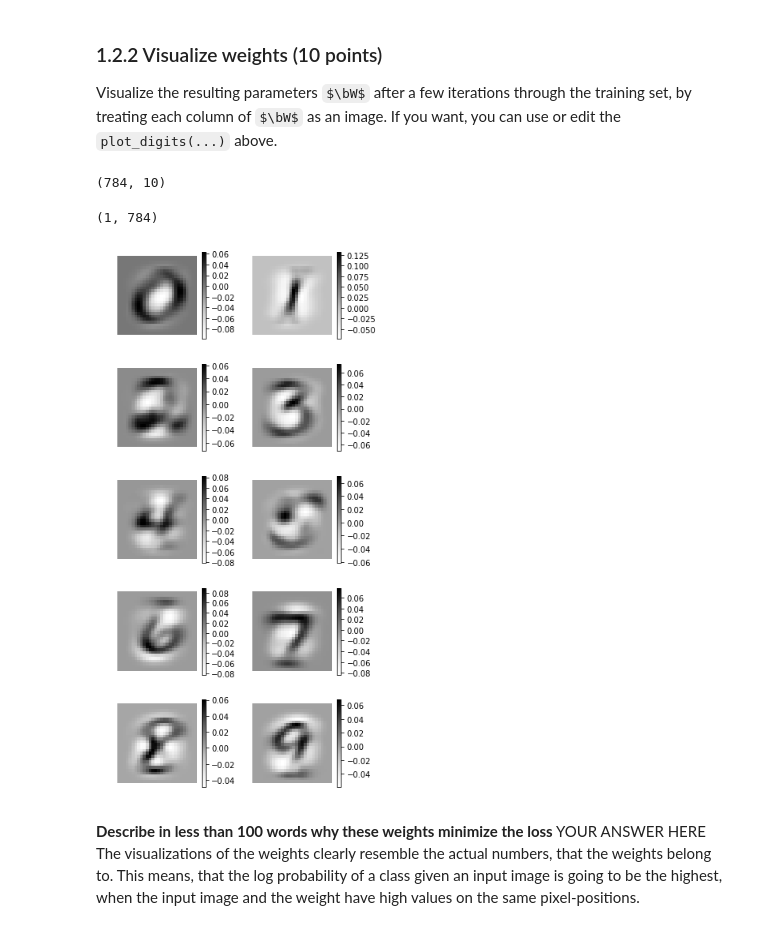
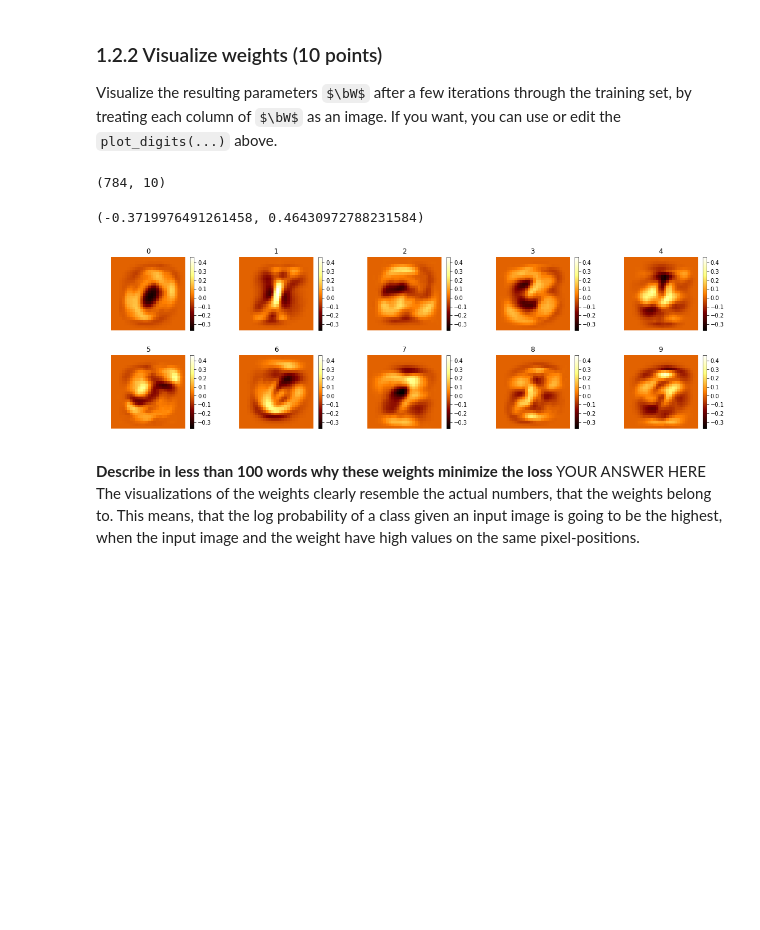
Before and after one commit to Curlykonda/machine-learning-1, a Jupyter notebook: lab2/lab2-wip.ipynb, the cells around one changed output. Cells and saved outputs as stored; diff of their text form; code cells hidden in the pictures; some formulas as TeX source; blank space fills up the shorter version.

```diff
--- a/lab2/lab2-wip.ipynb
+++ b/lab2/lab2-wip.ipynb
@@ -545,18 +552,20 @@ Instead of running SGD for a fixed number of steps, run it until convergence. Th
 
 Make sure your implementation (in particular, the output of the conditional log-probability of the training set and validation set) is independent of the size of the dataset. (2 points)
 # %%
-def criterion(a, b, eps=100):
+def stopping_criteria(a, b, eps=100):
+    print('abs(a-b):', abs(a-b))
     return abs(a-b) < eps
 # %%
-
 def test_sgd(x_train, t_train, x_valid, t_valid, w, b):
     # YOUR CODE HERE
     # TODO ask Thomas about the convergence criteria
     train_results = []
     valid_results = []
     count = 0
-    while len(train_results) == 0 or criterion(train_results[-1], logp_train, eps=100):
-        print(count); count+=1
+
+    # This is actually a do-while loop
+    while True:
+        print('Iteration count:', count); count+=1
         logp_train, w, b = sgd_iter(x_train, t_train, w, b)
         logp_valid = log_likelihood_of_dataset(x_valid, t_valid, w, b)
 
@@ -565,9 +574,14 @@ def test_sgd(x_train, t_train, x_valid, t_valid, w, b):
 
         print(logp_train)
         print(logp_valid)
-        plt.plot(train_results)
-        plt.plot(valid_results)
-        plt.show()
+
+
+        if len(valid_results) >= 2 and stopping_criteria(valid_results[-2], logp_valid, eps=80):
+            break
+
+    plt.plot(train_results)
+    plt.plot(valid_results)
+    plt.show()
 
     return w, b
 
@@ -609,15 +616,35 @@ Visualize the resulting parameters $\bW$ after a few iterations through the trai
 # %%
 print(w.shape)
 w[:, 0][np.newaxis].shape
+w.min(), w.max()
 # %% [output]
 (784, 10)
-(1, 784)
+(-0.3719976491261458, 0.46430972788231584)
+# %%
+def plot_digits_with_cmap(data, num_cols, targets=None, shape=(28,28), cmap='Greys'):
+    min_intensity = data.min()
+    max_intensity = data.max()
+
+    num_digits = data.shape[0]
+    num_rows = int(num_digits/num_cols)
+    for i in range(num_digits):
+        plt.subplot(num_rows, num_cols, i+1)
+        plt.imshow(data[i].reshape(shape), interpolation='none', vmin=min_intensity, vmax=max_intensity, cmap=cmap)
+        if targets is not None:
+            plt.title(int(targets[i]))
+        plt.colorbar()
+        plt.axis('off')
+    plt.tight_layout()
+    plt.show()
 # %%
 # YOUR CODE HERE
-plt.figure(figsize=(5,10))
-plot_digits(w.T, 2)
+plt.figure(figsize=(16,5))
+#plot_digits(w.T, 2)
+#plot_digits_with_cmap(w.T, 5, cmap='viridis')
+#plot_digits_with_cmap(w.T, 5, cmap='ocean')
+plot_digits_with_cmap(w.T, 5, np.arange(10), cmap='afmhot')
 # %% [output]
-[figure, old version]
+[figure, new version]
 # %% [markdown]
 **Describe in less than 100 words why these weights minimize the loss**
 YOUR ANSWER HERE
```
Also changed, not shown: parts of 12 cells of this notebook.
